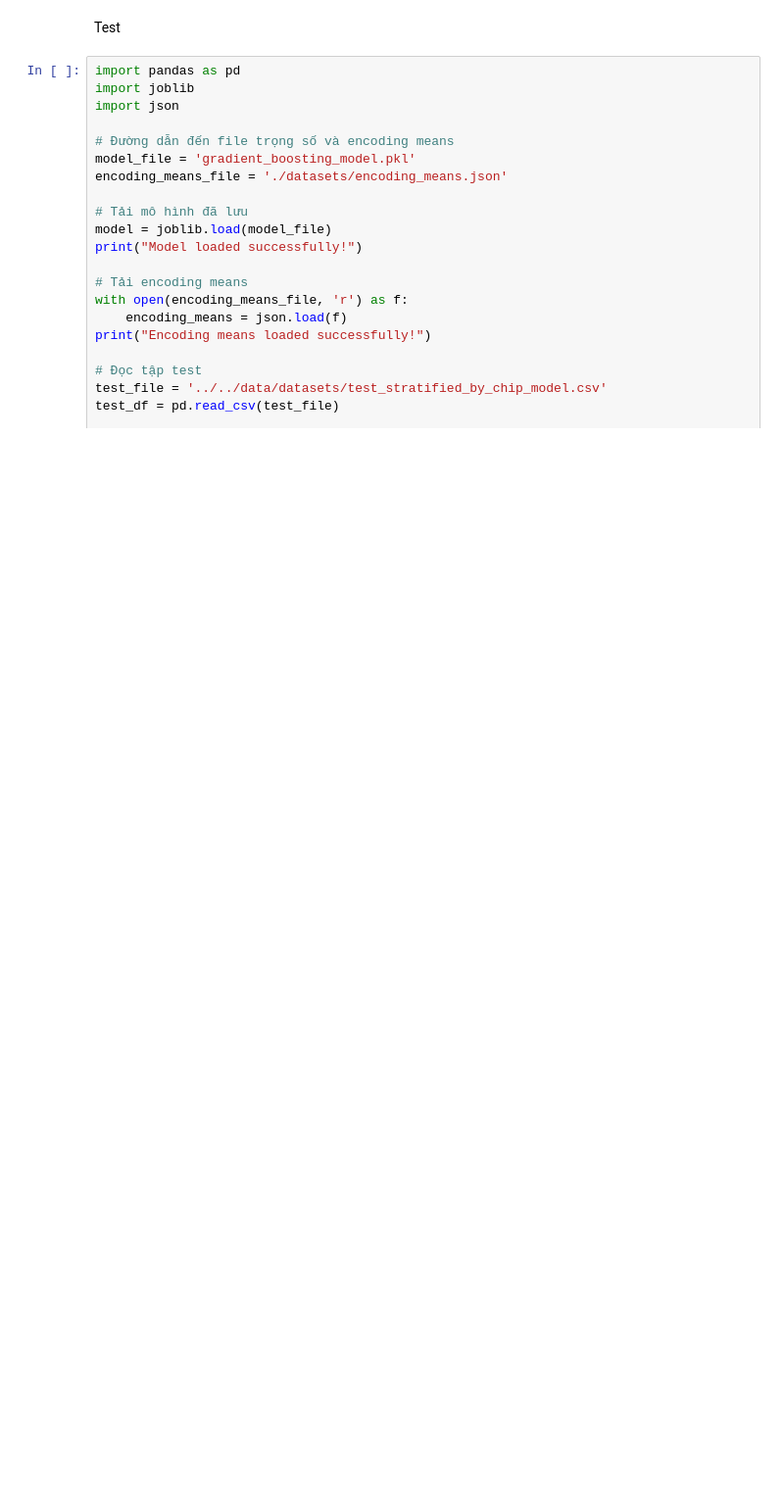
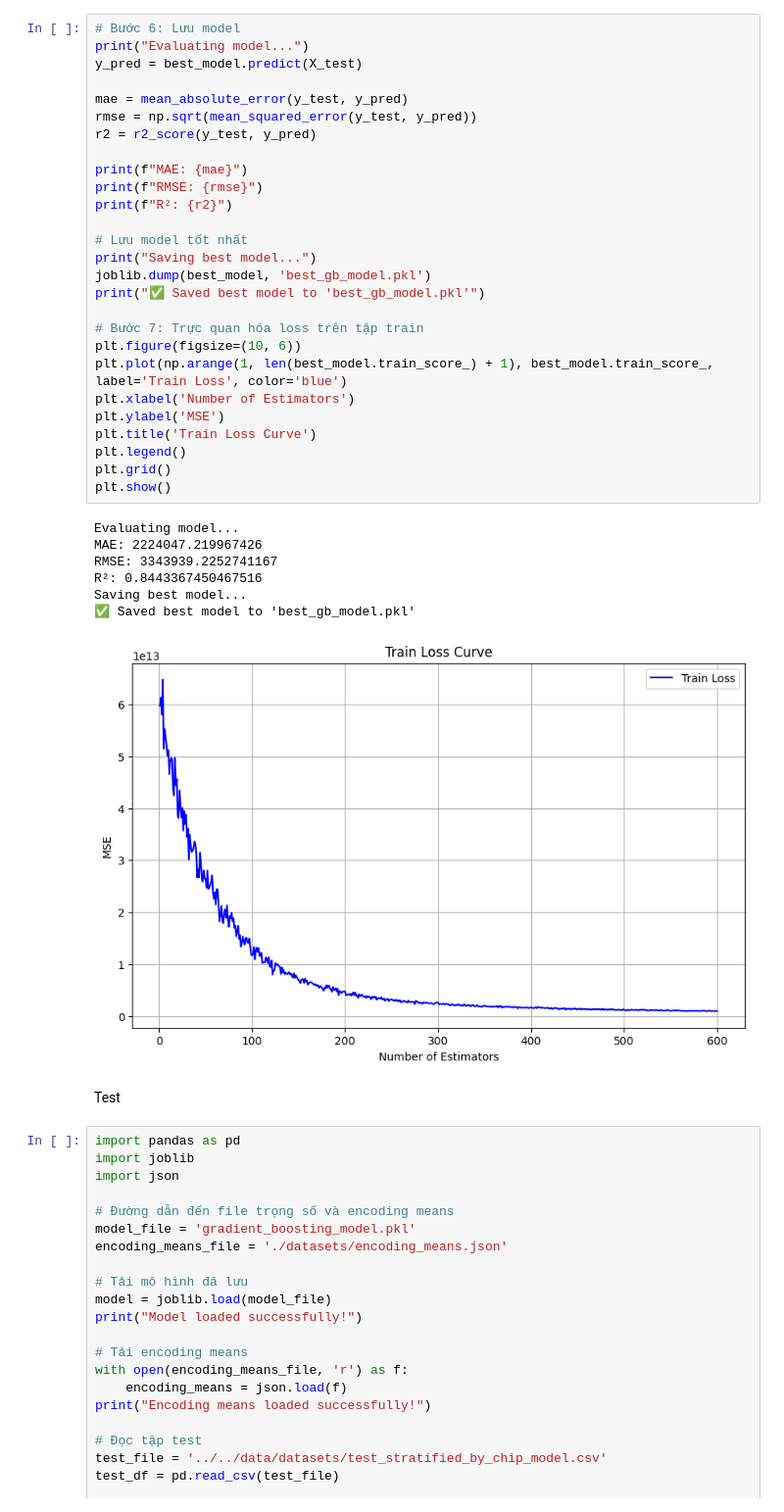
Before and after one commit to vulinhnopro2704/KHDL, a Jupyter notebook: code/GradientBoosting/gradient_boosting.ipynb, the cells around one changed output. Shown at 98% size. Drawn from its saved outputs; the diff is of its cells as text; blank space fills up the shorter version.

```diff
--- a/code/GradientBoosting/gradient_boosting.ipynb
+++ b/code/GradientBoosting/gradient_boosting.ipynb
@@ -188,3 +145,38 @@ plt.show()
+# %%
+# Bước 6: Lưu model
+print("Evaluating model...")
+y_pred = best_model.predict(X_test)
+
+mae = mean_absolute_error(y_test, y_pred)
+rmse = np.sqrt(mean_squared_error(y_test, y_pred))
+r2 = r2_score(y_test, y_pred)
+
+print(f"MAE: {mae}")
+print(f"RMSE: {rmse}")
+print(f"R²: {r2}")
+
+# Lưu model tốt nhất
+print("Saving best model...")
+joblib.dump(best_model, 'best_gb_model.pkl')
+print("✅ Saved best model to 'best_gb_model.pkl'")
+
+# Bước 7: Trực quan hóa loss trên tập train
+plt.figure(figsize=(10, 6))
+plt.plot(np.arange(1, len(best_model.train_score_) + 1), best_model.train_score_, label='Train Loss', color='blue')
+plt.xlabel('Number of Estimators')
+plt.ylabel('MSE')
+plt.title('Train Loss Curve')
+plt.legend()
+plt.grid()
+plt.show()
+# %% [output]
+Evaluating model...
+MAE: 2224047.219967426
+RMSE: 3343939.2252741167
+R²: 0.8443367450467516
+Saving best model...
+✅ Saved best model to 'best_gb_model.pkl'
+[figure, added]
 # %% [markdown]
 Test
 # %%
```
Also changed, not shown: parts of 15 cells of this notebook, 8 other files.
